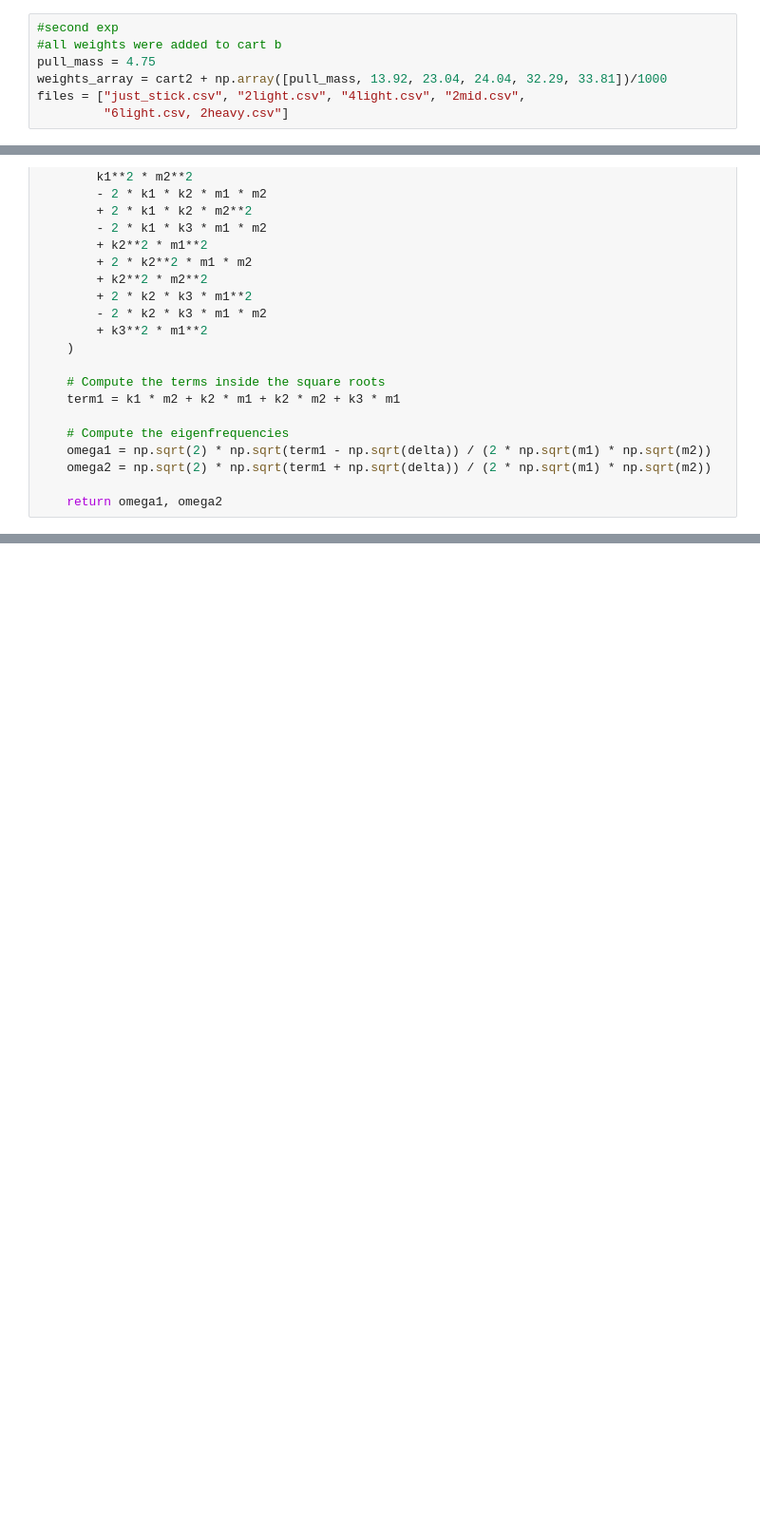
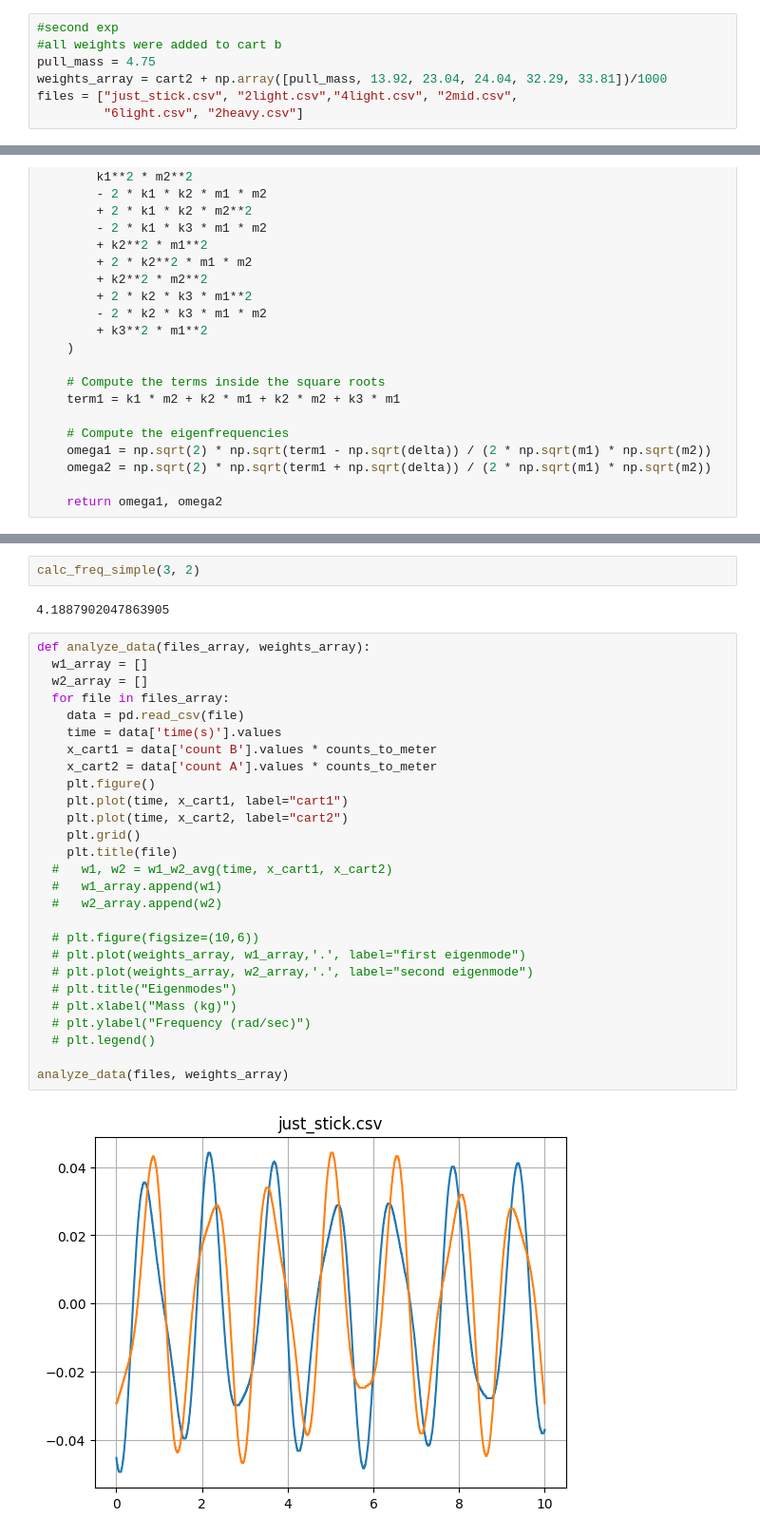
Before and after one commit to ronniegertman/Waves, a Jupyter notebook: two_oscillators.ipynb, the cells around one changed output, grey strips where cells are left out. Shown at 95% size. Drawn from its saved outputs; the diff is of its cells as text; blank space fills up the shorter version.

```diff
--- a/two_oscillators.ipynb
+++ b/two_oscillators.ipynb
@@ -32,8 +33,8 @@ weight_err = 0.01 / 1000 #kg
 #all weights were added to cart b
 pull_mass = 4.75
 weights_array = cart2 + np.array([pull_mass, 13.92, 23.04, 24.04, 32.29, 33.81])/1000
-files = ["just_stick.csv", "2light.csv", "4light.csv", "2mid.csv",
-         "6light.csv, 2heavy.csv"]
+files = ["just_stick.csv", "2light.csv","4light.csv", "2mid.csv",
+         "6light.csv", "2heavy.csv"]
 # %%
 def cos(t, A, w, phi, b):
   return A * np.cos(w*t + phi) + b
@@ -195,0 +230,33 @@ plt.grid()
+# %%
+calc_freq_simple(3, 2)
+# %% [output]
+4.1887902047863905
+# %%
+def analyze_data(files_array, weights_array):
+  w1_array = []
+  w2_array = []
+  for file in files_array:
+    data = pd.read_csv(file)
+    time = data['time(s)'].values
+    x_cart1 = data['count B'].values * counts_to_meter
+    x_cart2 = data['count A'].values * counts_to_meter
+    plt.figure()
+    plt.plot(time, x_cart1, label="cart1")
+    plt.plot(time, x_cart2, label="cart2")
+    plt.grid()
+    plt.title(file)
+  #   w1, w2 = w1_w2_avg(time, x_cart1, x_cart2)
+  #   w1_array.append(w1)
+  #   w2_array.append(w2)
+
+  # plt.figure(figsize=(10,6))
+  # plt.plot(weights_array, w1_array,'.', label="first eigenmode")
+  # plt.plot(weights_array, w2_array,'.', label="second eigenmode")
+  # plt.title("Eigenmodes")
+  # plt.xlabel("Mass (kg)")
+  # plt.ylabel("Frequency (rad/sec)")
+  # plt.legend()
+
+analyze_data(files, weights_array)
+# %% [output]
+[figure, added]
```
Also changed, not shown: parts of 13 cells of this notebook.
